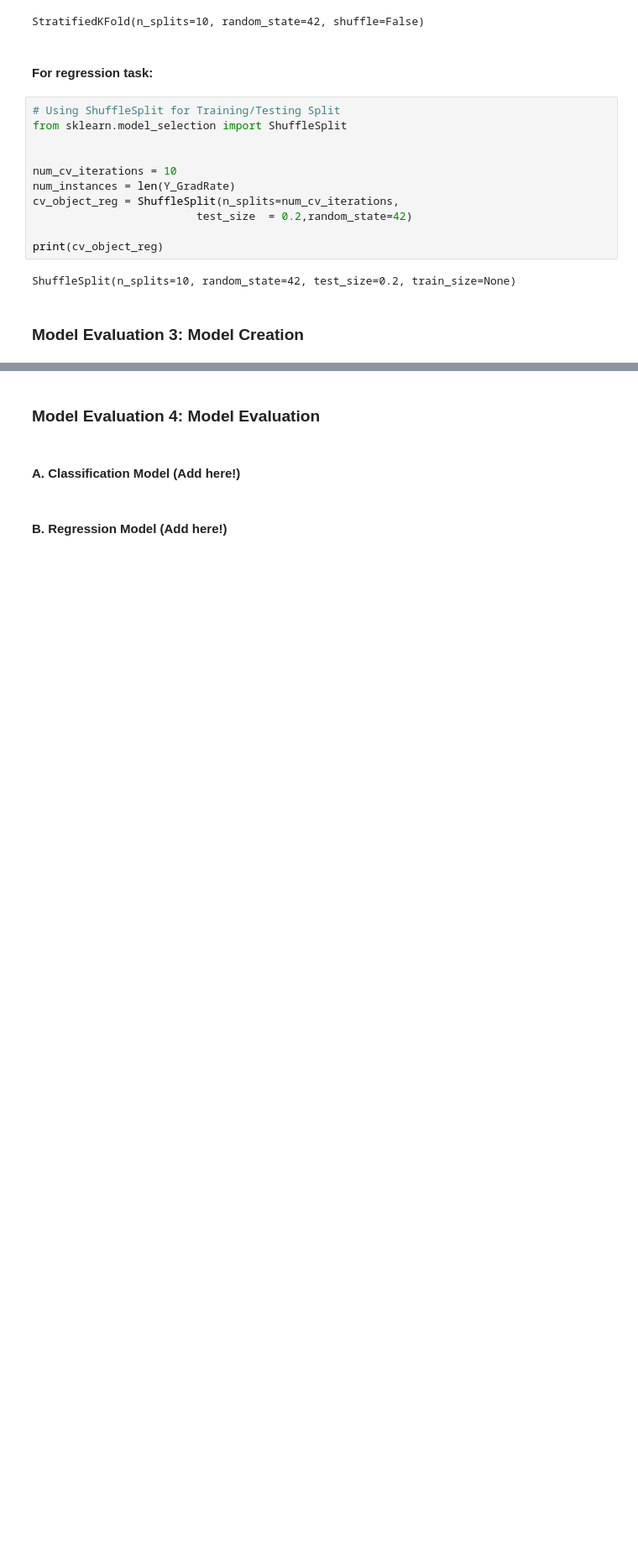
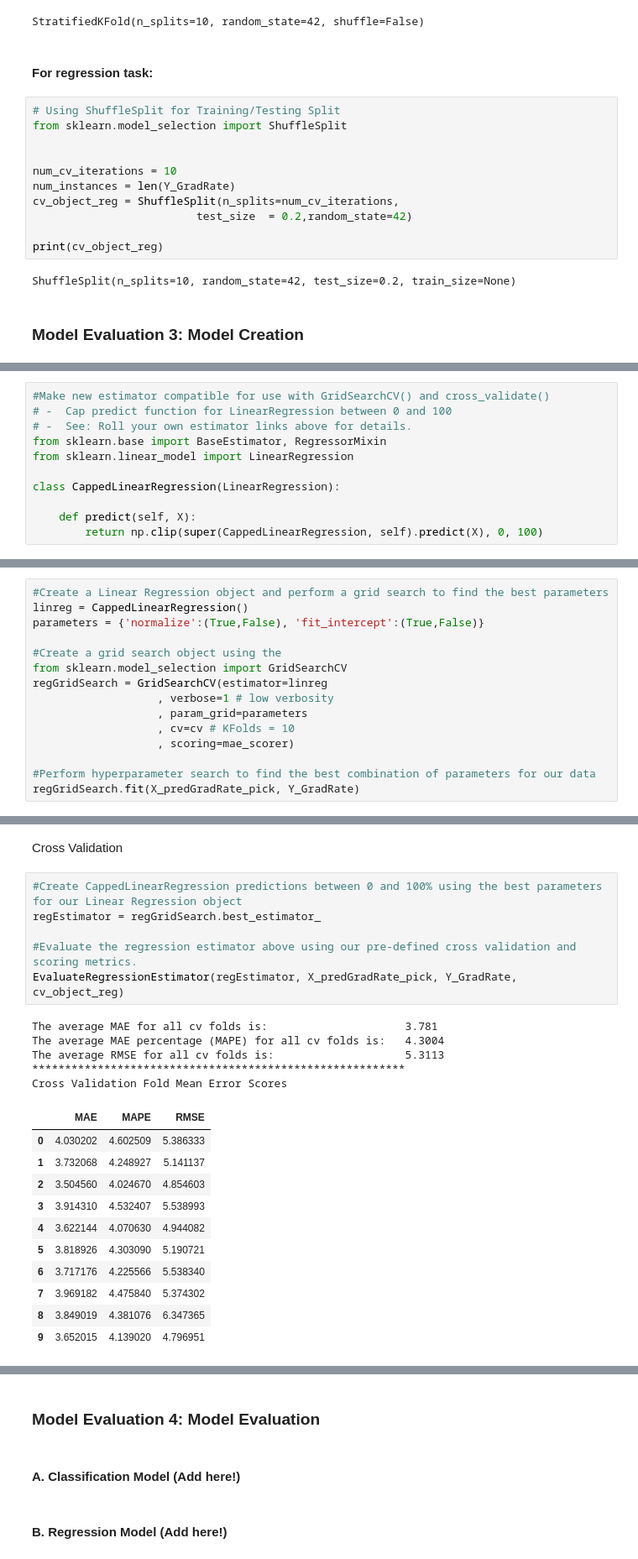
Before and after one commit to fredpoon/ds_7331_jyrf_eda, a Jupyter notebook: grp4_lab2_jyrf.ipynb, the cells around one changed output, grey strips where cells are left out. Shown at 84% size. Drawn from its saved outputs; the diff is of its cells as text; blank space fills up the shorter version.

Commit message:
yang add regression 07/03

```diff
--- a/grp4_lab2_jyrf.ipynb
+++ b/grp4_lab2_jyrf.ipynb
@@ -1035,0 +1038,11 @@ ShuffleSplit(n_splits=10, random_state=42, test_size=0.2, train_size=None)
+# %%
+#Make new estimator compatible for use with GridSearchCV() and cross_validate()
+# -  Cap predict function for LinearRegression between 0 and 100
+# -  See: Roll your own estimator links above for details.
+from sklearn.base import BaseEstimator, RegressorMixin
+from sklearn.linear_model import LinearRegression
+
+class CappedLinearRegression(LinearRegression):
+
+    def predict(self, X):
+        return np.clip(super(CappedLinearRegression, self).predict(X), 0, 100)
@@ -1035,0 +1051,15 @@ ShuffleSplit(n_splits=10, random_state=42, test_size=0.2, train_size=None)
+# %%
+#Create a Linear Regression object and perform a grid search to find the best parameters
+linreg = CappedLinearRegression()
+parameters = {'normalize':(True,False), 'fit_intercept':(True,False)}
+
+#Create a grid search object using the
+from sklearn.model_selection import GridSearchCV
+regGridSearch = GridSearchCV(estimator=linreg
+                   , verbose=1 # low verbosity
+                   , param_grid=parameters
+                   , cv=cv # KFolds = 10
+                   , scoring=mae_scorer)
+
+#Perform hyperparameter search to find the best combination of parameters for our data
+regGridSearch.fit(X_predGradRate_pick, Y_GradRate)
@@ -1035,0 +1086,25 @@ ShuffleSplit(n_splits=10, random_state=42, test_size=0.2, train_size=None)
+# %% [markdown]
+Cross Validation
+# %%
+#Create CappedLinearRegression predictions between 0 and 100% using the best parameters for our Linear Regression object
+regEstimator = regGridSearch.best_estimator_
+
+#Evaluate the regression estimator above using our pre-defined cross validation and scoring metrics.
+EvaluateRegressionEstimator(regEstimator, X_predGradRate_pick, Y_GradRate, cv_object_reg)
+# %% [output]
+The average MAE for all cv folds is:                     3.781
+The average MAE percentage (MAPE) for all cv folds is:   4.3004
+The average RMSE for all cv folds is:                    5.3113
+*********************************************************
+Cross Validation Fold Mean Error Scores
+|  | MAE | MAPE | RMSE |
+| 0 | 4.030202 | 4.602509 | 5.386333 |
+| 1 | 3.732068 | 4.248927 | 5.141137 |
+| 2 | 3.504560 | 4.024670 | 4.854603 |
+| 3 | 3.914310 | 4.532407 | 5.538993 |
+| 4 | 3.622144 | 4.070630 | 4.944082 |
+| 5 | 3.818926 | 4.303090 | 5.190721 |
+| 6 | 3.717176 | 4.225566 | 5.538340 |
+| 7 | 3.969182 | 4.475840 | 5.374302 |
+| 8 | 3.849019 | 4.381076 | 6.347365 |
+| 9 | 3.652015 | 4.139020 | 4.796951 |
```
Also changed, not shown: parts of 49 cells of this notebook.
